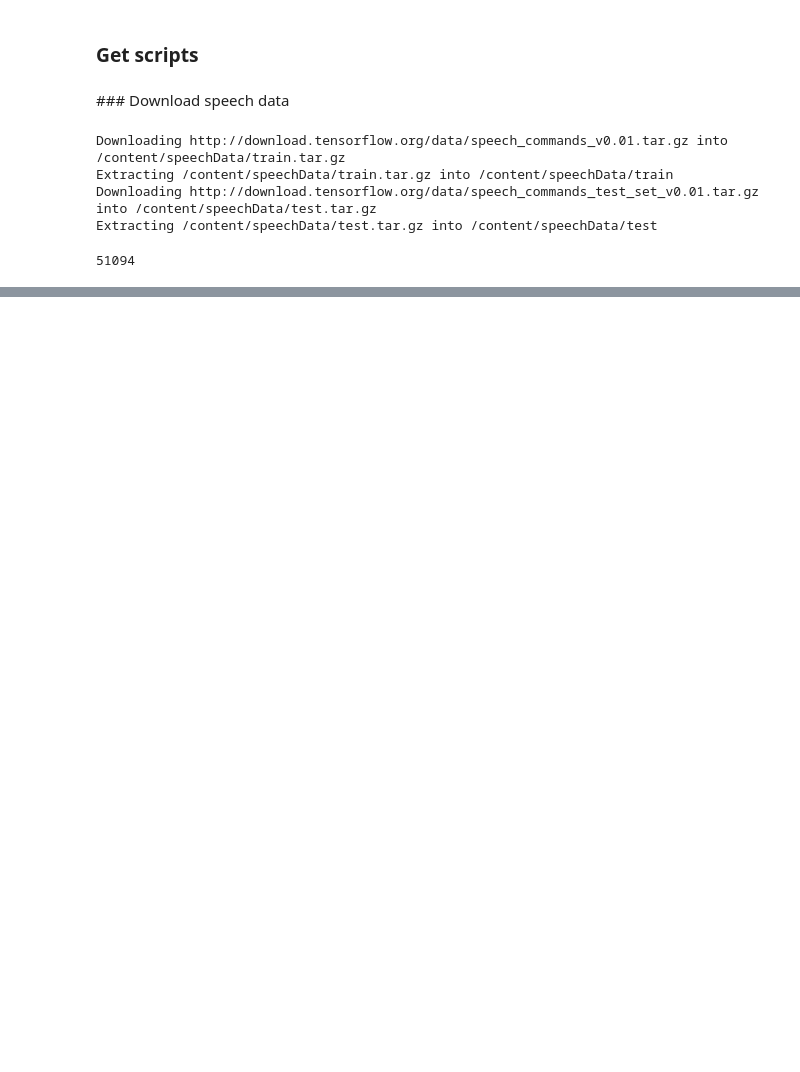
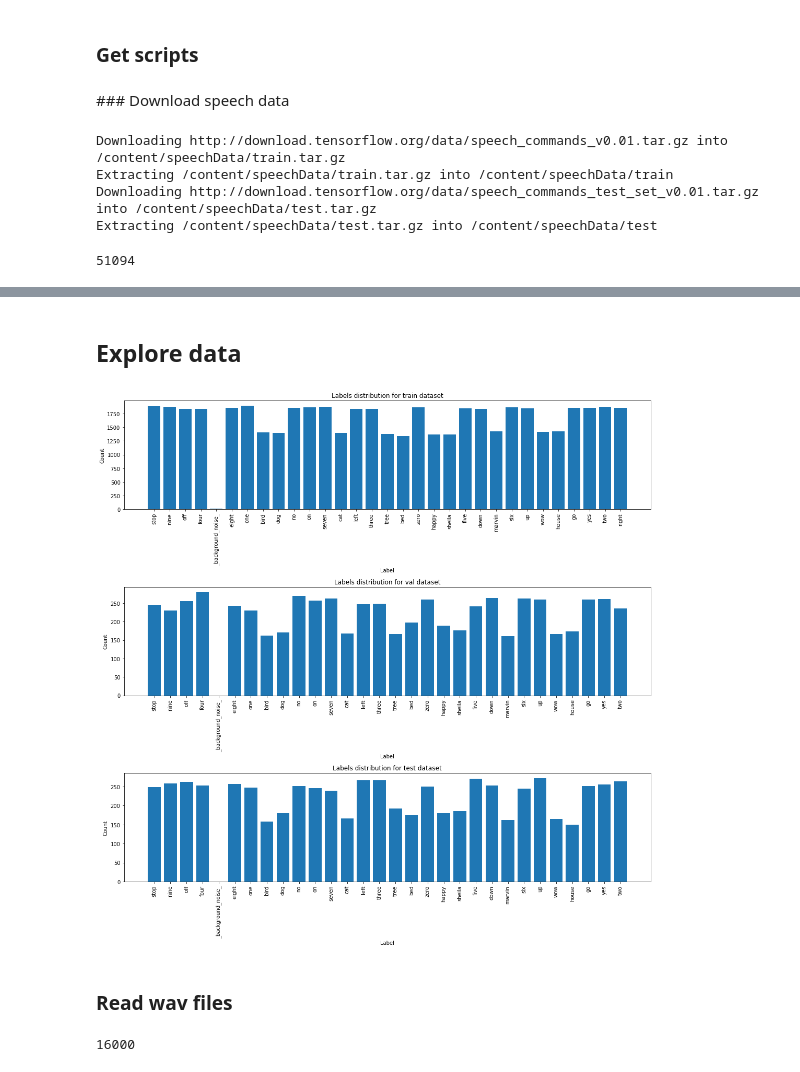
Before and after one commit to Mmiglio/SpeechRecognition, a Jupyter notebook: notebooks/exploratoryAnalysis.ipynb, the cells around one changed output, grey strips where cells are left out. Saved outputs shown, nothing was run; the diff lists cells and outputs as text; code cells hidden in the pictures; blank space fills up the shorter version.

```diff
--- a/notebooks/exploratoryAnalysis.ipynb
+++ b/notebooks/exploratoryAnalysis.ipynb
@@ -22,0 +28,41 @@ len(dataDict['train']['files'])
+# %% [markdown]
+## Explore data
+# %%
+from collections import Counter
+import matplotlib.pyplot as plt
+from constants import categories, inv_categories
+
+def valueCount(dataset):
+    value_count = Counter(dataDict[dataset]['labels'])
+    counts = [value_count[i] for i in range(len(value_count))]
+    labels = [inv_categories[i] for i in range(len(value_count))]
+    return counts, labels
+
+
+datasets = ['train', 'val', 'test']
+
+
+fix, ax = plt.subplots(3,1, figsize=(15,15))
+for i, dataset in enumerate(datasets):
+    counts, values = valueCount(dataset)
+    ax[i].bar(range(len(counts)), counts)
+    ax[i].set_xticks(range(len(counts)))
+    ax[i].set_xticklabels(labels, rotation=90)
+    ax[i].set_xlabel('Label')
+    ax[i].set_ylabel('Count')
+    ax[i].set_title('Labels distribution for {} dataset'.format(dataset))
+
+plt.tight_layout()
+plt.show()
+# %% [output]
+[figure, added]
+# %% [markdown]
+### Read wav files
+# %%
+from scipy.io import wavfile
+
+f = dataDict['train']['files'][5]
+sampling_rate, wave = wavfile.read(f)
+print(sampling_rate)
+# %% [output]
+16000
```
Also changed, not shown: parts of 9 cells of this notebook.
